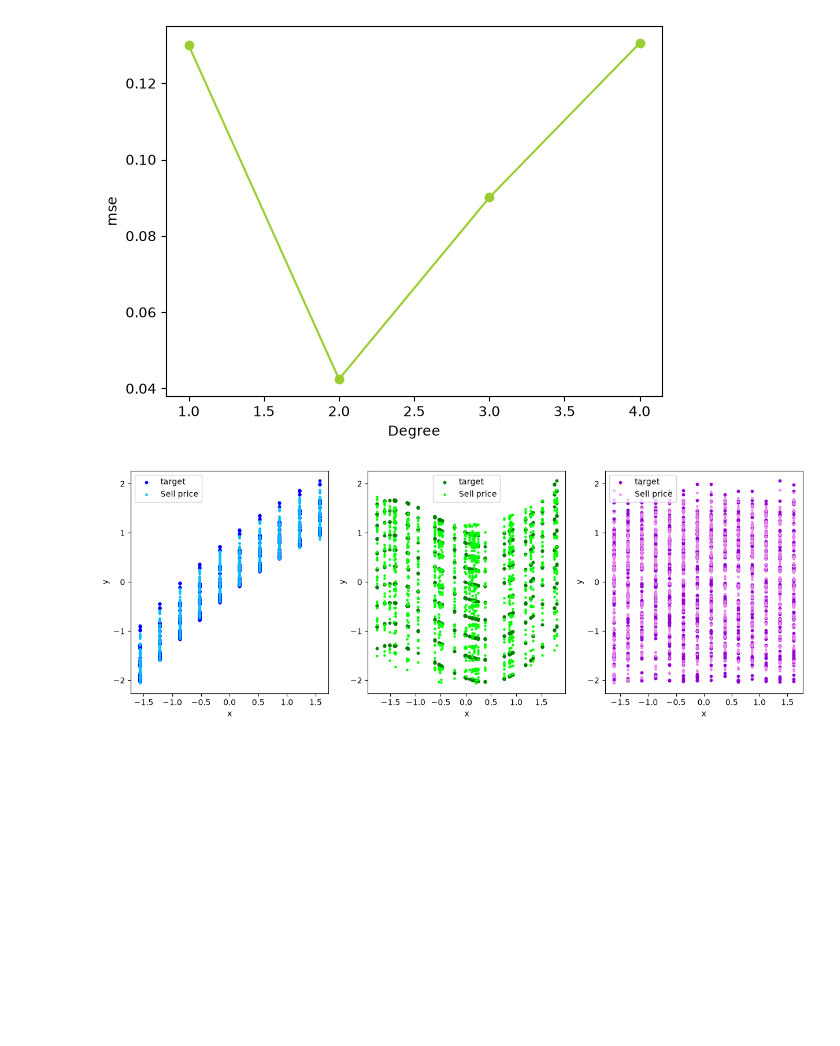
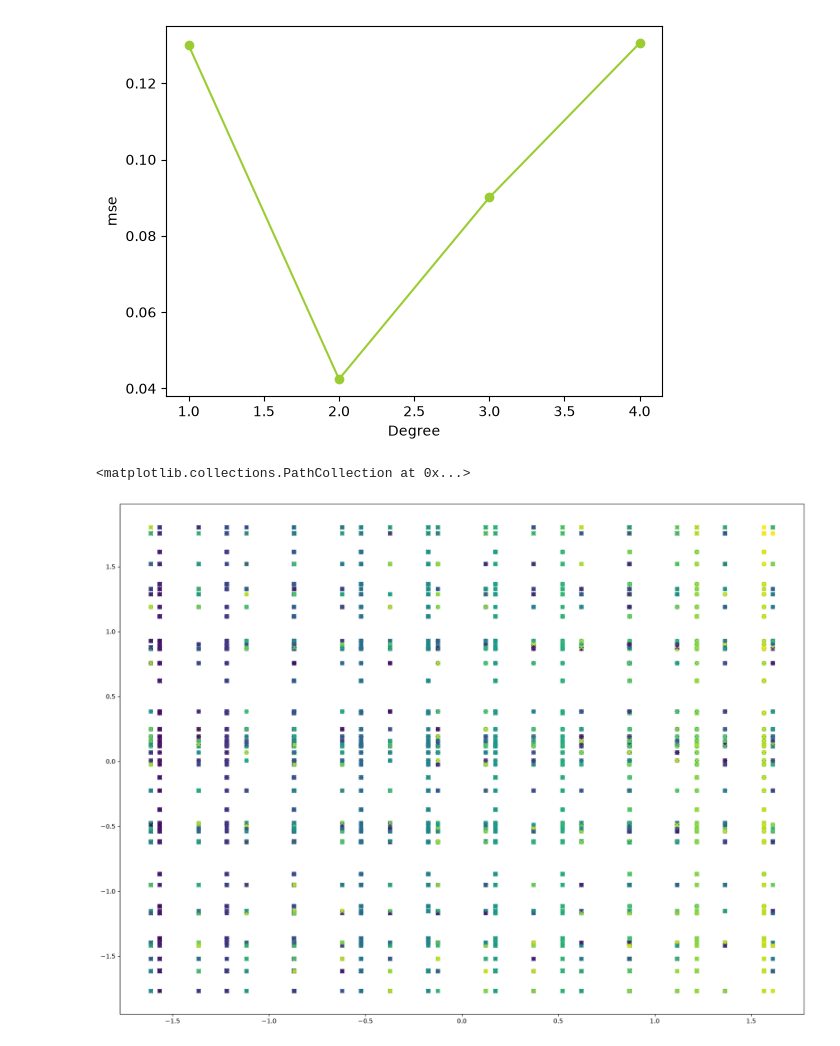
Before and after one commit to Pachiderms/bootcamp_ml, a Jupyter notebook: notebooks/notebook_module07.ipynb, the cells around one changed output. Cells and saved outputs as stored; diff of their text form; code cells hidden in the pictures; blank space fills up the shorter version.

```diff
--- a/notebooks/notebook_module07.ipynb
+++ b/notebooks/notebook_module07.ipynb
@@ -376,17 +366,25 @@ plt.ylabel("mse")
 plt.show()
 # %% [output]
 [figure]
-# %%
-plotter = MyPlt((1, 3), (15, 5))
-plotter.scatter(x_test[:, [0]], y_test, xlabel="weight", ylabel="sell price", label="target", s=10)
-plotter.scatter(x_test[:, [1]], y_test, xlabel="prod_distance", ylabel="sell price", label="target", color="green", ax_id=1, s=10)
-plotter.scatter(x_test[:, [2]], y_test, xlabel="time_delivery", ylabel="sell price", label="target", color="darkviolet", ax_id=2, s=10)
-
-plotter.scatter(x_test[:, [0]], predictions[1], color="deepskyblue", s=5, label="Sell price")
-plotter.scatter(x_test[:, [1]], predictions[1], color="lime", s=5, ax_id=1, label="Sell price")
-plotter.scatter(x_test[:, [2]], predictions[1], color="violet", s=5, ax_id=2, label="Sell price")
-# %% [output]
-[figure, removed]
+# %%
+weight = x_test[:, 0]
+prod_distance = x_test[:, 1]
+time_delivery = x_test[:, 2]
+y_hat = predictions[0]
+
+plt.figure(figsize=(20, 15))
+
+plt.scatter(weight, time_delivery, c=y_test)
+plt.scatter(weight, time_delivery, c=y_hat, marker ='x', s=40)
+
+plt.scatter(weight, prod_distance, c=y_test)
+plt.scatter(weight, prod_distance, c=y_hat, marker='x', s=40)
+
+plt.scatter(time_delivery, prod_distance, c=y_test)
+plt.scatter(time_delivery, prod_distance, c=y_hat, marker='x', s=40)
+# %% [output]
+<matplotlib.collections.PathCollection at 0x...>
+[figure, added]
 # %%
 from src.space_avocado import final_train
 
```
Also changed, not shown: parts of 2 cells of this notebook, 13 other files.
